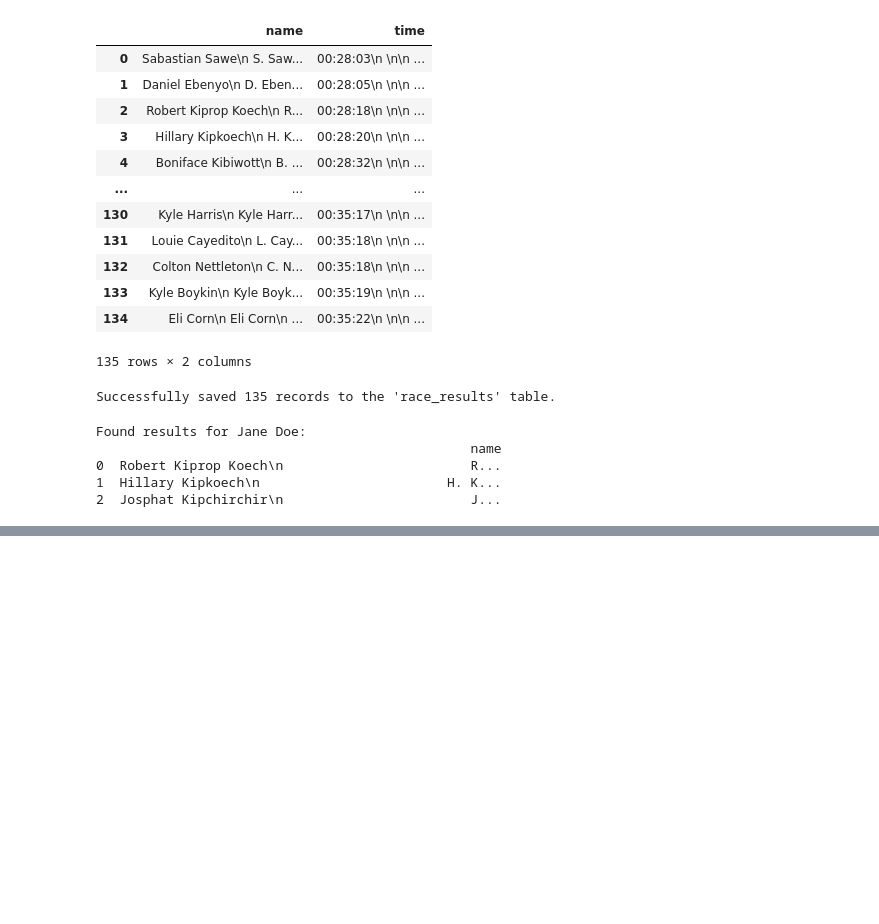
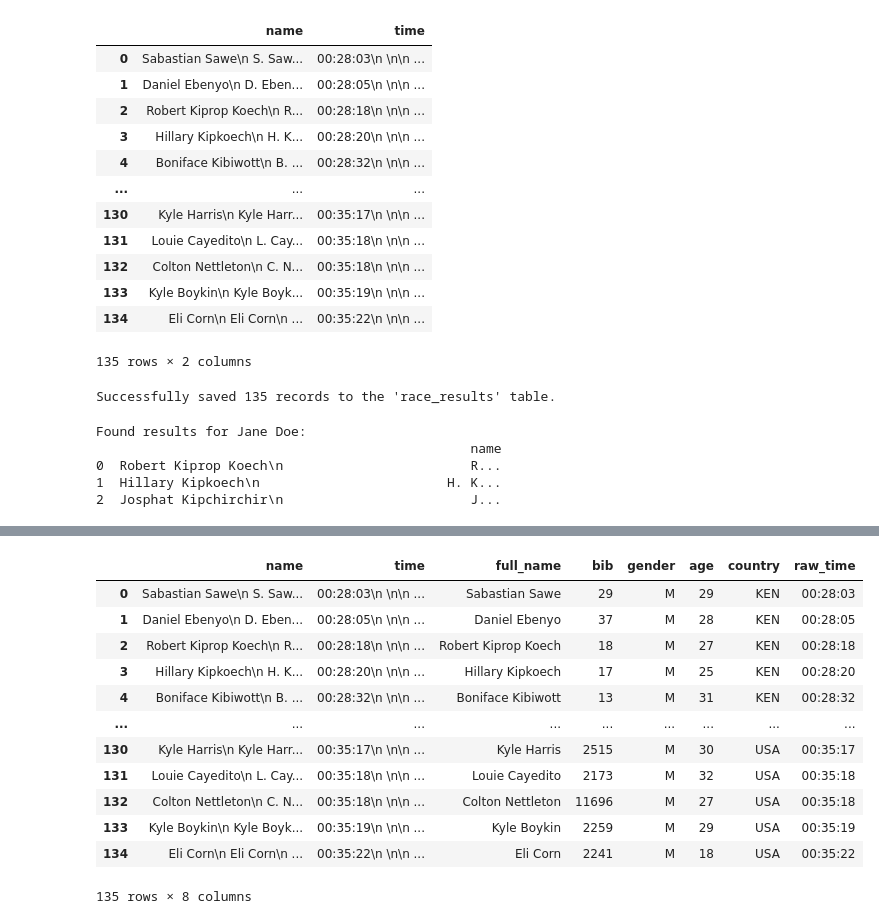
Before and after one commit to elijahmccauley/atc_database, a Jupyter notebook: scraper.ipynb, the cells around one changed output, grey strips where cells are left out. Saved outputs shown, nothing was run; the diff lists cells and outputs as text; code cells hidden in the pictures; blank space fills up the shorter version.

Commit message:
Fix times and bio data

```diff
--- a/scraper.ipynb
+++ b/scraper.ipynb
@@ -243,7 +243,7 @@ Found results for Jane Doe:
 1  Hillary Kipkoech\n                        H. K...
 2  Josphat Kipchirchir\n                        J...
 # %%
-sql_query = "SELECT name FROM race_results;"
+sql_query = "SELECT * FROM race_results;"
 names = '%Kip%'
 try:
     df = pd.read_sql(sql_query, engine)
@@ -274,22 +276,20 @@ Found results for Jane Doe:
 # %%
 def parse_name_string(name_str):
-    parts = [item for item in name_str.split(' ') if item]
-    print(parts)
-    name = parts[0] + " " + parts[1]
-    bib = parts[5]
-    gender = parts[6].split('-')[0]
-    age = parts[6].split('-')[1]
-    country = parts[-1]
+    parts = [item.strip() for item in name_str.split('\n') if item]
+
+    name = parts[0]
+    splits = parts[-1].split()
+
+    bib = splits[1]
+    gender = splits[2].split('-')[0]
+    age = splits[2].split('-')[1]
+    country = splits[-1]
 
     return pd.Series([name, bib, gender, age, country],
                          index=['full_name', 'bib', 'gender', 'age', 'country'])
 
-name_str = df['name'][4]
-parts = [item for item in name_str.split(' ') if item]
-print(parts)
 parsed_data = df['name'].apply(parse_name_string)
-
-df = df.join(parsed_data)
-
-print(df)
+#print(parsed_data)
+bio_df = df.join(parsed_data)
+bio_df
 # %% [output]
@@ -300,0 +309,23 @@ IndexError: list index out of range
+# %%
+def parse_time_string(time_str):
+    parts = [item.strip() for item in time_str.split('\n') if item]
+    time = parts[0]
+    return pd.Series([time],
+                         index=['raw_time'])
+raw_times = df['time'].apply(parse_time_string)
+final_df = bio_df.join(raw_times)
+final_df
+# %% [output]
+|  | name | time | full_name | bib | gender | age | country | raw_time |
+| 0 | Sabastian Sawe\n S. Saw... | 00:28:03\n \n\n ... | Sabastian Sawe | 29 | M | 29 | KEN | 00:28:03 |
+| 1 | Daniel Ebenyo\n D. Eben... | 00:28:05\n \n\n ... | Daniel Ebenyo | 37 | M | 28 | KEN | 00:28:05 |
+| 2 | Robert Kiprop Koech\n R... | 00:28:18\n \n\n ... | Robert Kiprop Koech | 18 | M | 27 | KEN | 00:28:18 |
+| 3 | Hillary Kipkoech\n H. K... | 00:28:20\n \n\n ... | Hillary Kipkoech | 17 | M | 25 | KEN | 00:28:20 |
+| 4 | Boniface Kibiwott\n B. ... | 00:28:32\n \n\n ... | Boniface Kibiwott | 13 | M | 31 | KEN | 00:28:32 |
+| ... | ... | ... | ... | ... | ... | ... | ... | ... |
+| 130 | Kyle Harris\n Kyle Harr... | 00:35:17\n \n\n ... | Kyle Harris | 2515 | M | 30 | USA | 00:35:17 |
+| 131 | Louie Cayedito\n L. Cay... | 00:35:18\n \n\n ... | Louie Cayedito | 2173 | M | 32 | USA | 00:35:18 |
+| 132 | Colton Nettleton\n C. N... | 00:35:18\n \n\n ... | Colton Nettleton | 11696 | M | 27 | USA | 00:35:18 |
+| 133 | Kyle Boykin\n Kyle Boyk... | 00:35:19\n \n\n ... | Kyle Boykin | 2259 | M | 29 | USA | 00:35:19 |
+| 134 | Eli Corn\n Eli Corn\n ... | 00:35:22\n \n\n ... | Eli Corn | 2241 | M | 18 | USA | 00:35:22 |
+135 rows × 8 columns
```
Also changed, not shown: parts of 2 cells of this notebook.
